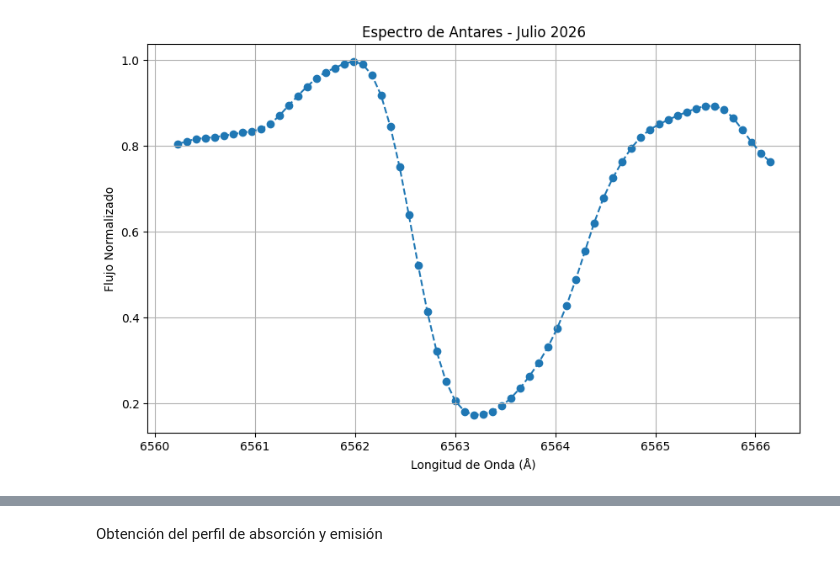
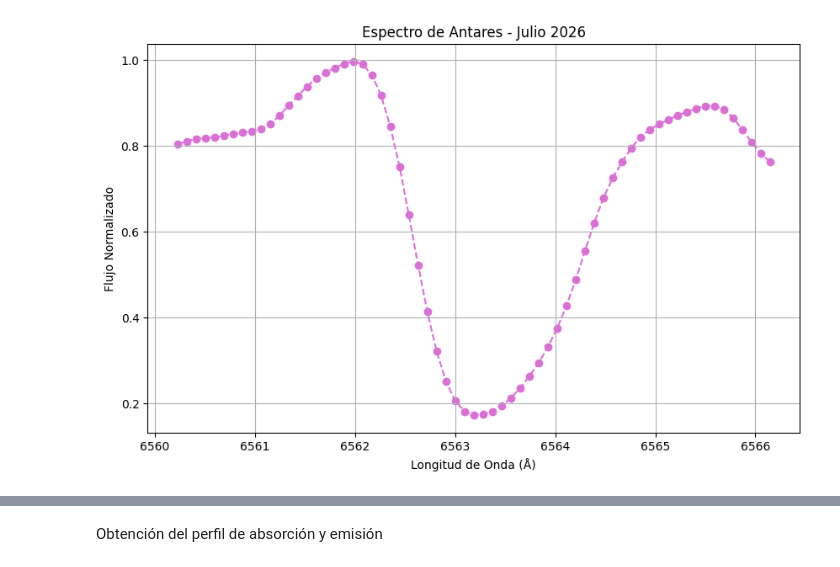
Before and after one commit to JessiDaniL/Tesis, a Jupyter notebook: Datos ESPARTACO/analisis_halpha_antares.ipynb, the cells around one changed output, grey strips where cells are left out. Drawn from its saved outputs; the diff is of its cells as text; code cells hidden in the pictures.

Commit message:
espectros graficados cerca a la linea espectral en estudio

```diff
--- a/Datos ESPARTACO/analisis_halpha_antares.ipynb
+++ b/Datos ESPARTACO/analisis_halpha_antares.ipynb
@@ -15,5 +15,5 @@ from lmfit.models import GaussianModel, VoigtModel, ConstantModel
 # %%
-#Datos de Julio, Agosto y Septiembre del 2026
+# Rutas de Julio, Agosto y Septiembre del 2026
 
 ruta_julio = r"C:\Users\Jessi Dani\OneDrive - Universidad de los andes\TESIS\Tesis\Datos ESPARTACO\Espectros de Antares\Antares 6563 julio 22.xlsx"
 
@@ -21,7 +21,10 @@ ruta_agosto = r"C:\Users\Jessi Dani\OneDrive - Universidad de los andes\TESIS\Te
 
 ruta_septiembre = r"C:\Users\Jessi Dani\OneDrive - Universidad de los andes\TESIS\Tesis\Datos ESPARTACO\Espectros de Antares\Antares septiembre 6 orden 1.xlsx"
 
-antares_julio = pd.read_excel(ruta_julio, sheet_name="ster 6563 normaliz", usecols=[0, 1, 2, 3], header=None, names =["pixel", "intensidad_e", "no se", "flujo normalizado"])
+#Datos de Julio, Agosto y Septiembre del 2026
 
-print("--- Julio---")
-display(antares_julio.head())
+antares_julio = pd.read_excel(ruta_julio, sheet_name="ster 6563 normaliz", usecols=[0,3], header=None, names =["pixel", "flujo normalizado"])
+
+antares_agosto = pd.read_excel(ruta_agosto, sheet_name="ster orden1", usecols=[0, 3], header=None, names =["pixel", "flujo normalizado"])
+
+antares_septiembre = pd.read_excel(ruta_septiembre, sheet_name="ster orden 1", usecols=[0, 3], header=None, names =["pixel", "flujo normalizado"])
@@ -40,19 +46,19 @@ longitudes_observadas_julio = -3.035260607578e-13 * pixeles_julio**4 + 8.7154227
 # %%
 centro_julio = 6563.18533
 
 indices_cercanos_julio = np.where((longitudes_observadas_julio >= centro_julio - 3) & (longitudes_observadas_julio <= centro_julio + 3))[0]
 
 
 datos_cercanos_julio = pd.DataFrame({'longitud_observada': longitudes_observadas_julio[indices_cercanos_julio], 'flujo_normalizado': flujo_julio[indices_cercanos_julio]})
 
 plt.figure(figsize=(10, 6))
-plt.plot(datos_cercanos_julio["longitud_observada"], datos_cercanos_julio["flujo_normalizado"], '--')
-plt.scatter(datos_cercanos_julio["longitud_observada"], datos_cercanos_julio["flujo_normalizado"])
+plt.plot(datos_cercanos_julio["longitud_observada"], datos_cercanos_julio["flujo_normalizado"], '--', color = "orchid")
+plt.scatter(datos_cercanos_julio["longitud_observada"], datos_cercanos_julio["flujo_normalizado"], color = "orchid")
 
 plt.xlabel("Longitud de Onda (Å)")
 plt.ylabel("Flujo Normalizado")
 plt.title("Espectro de Antares - Julio 2026")
 plt.grid(True)
 plt.show()
 # %% [output]
-[figure, old version]
+[figure, new version]
```
Also changed, not shown: parts of 9 cells of this notebook.
